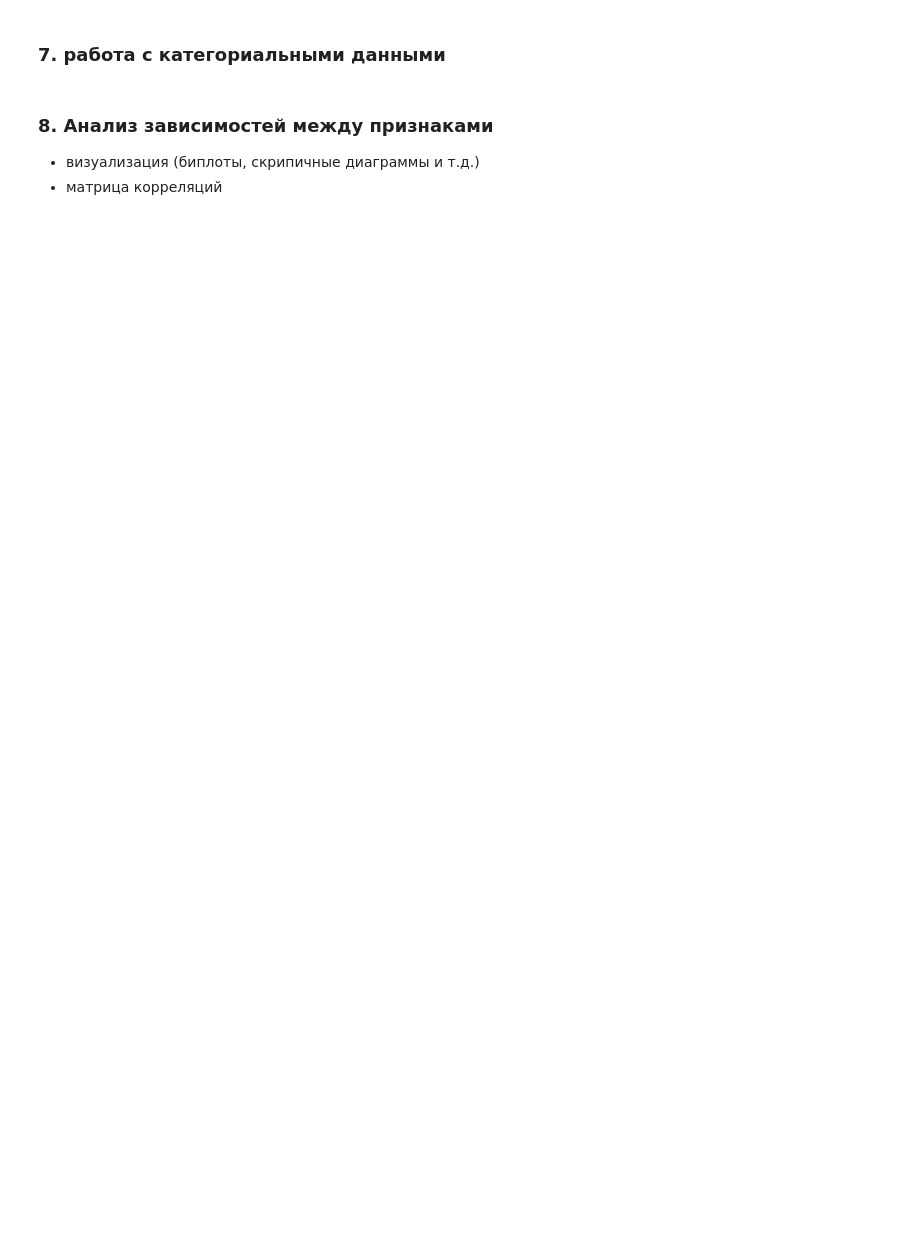
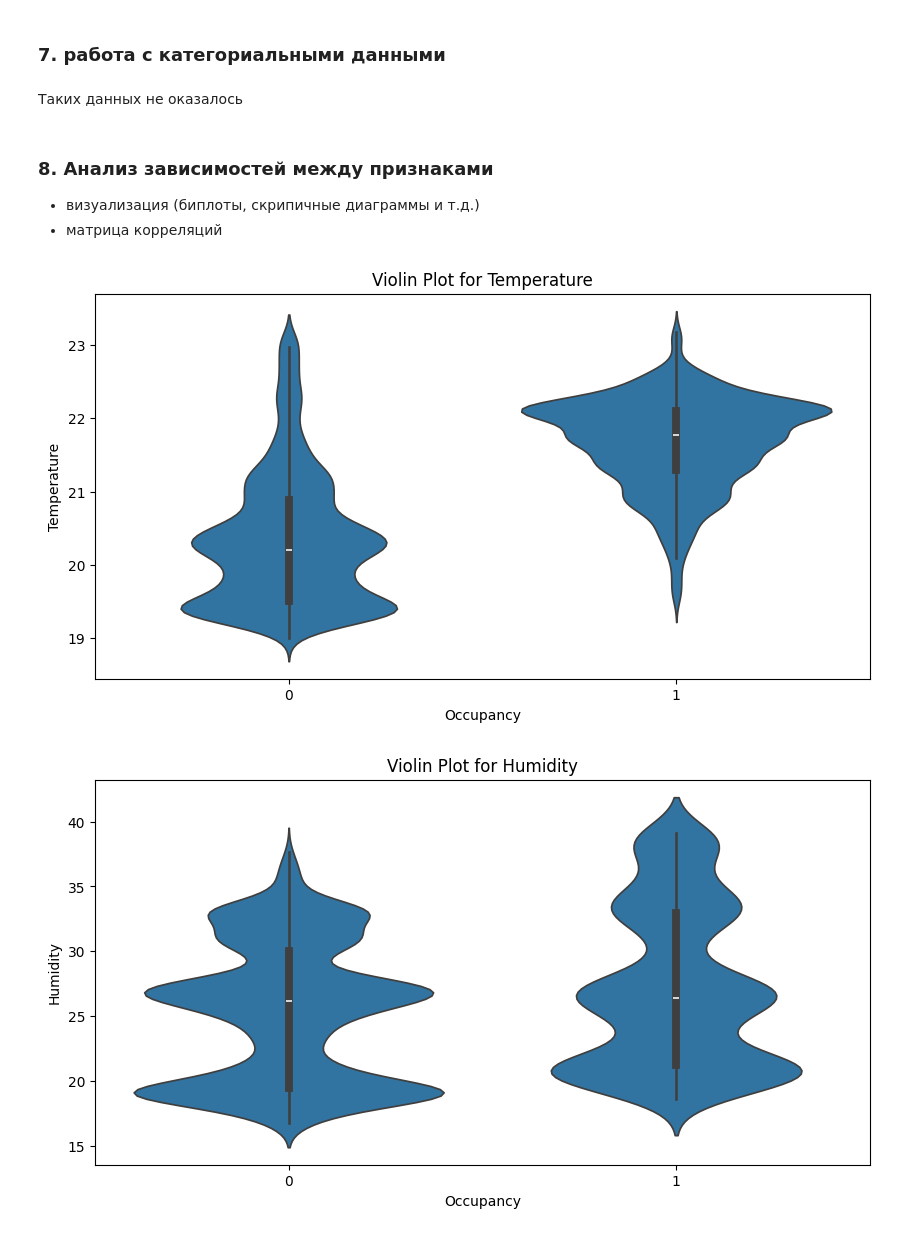
Before and after one commit to romanroff/ITMO_subjects, a Jupyter notebook: Math Forecasting/lab_0_Bashirov.ipynb, the cells around one changed output. Saved outputs shown, nothing was run; the diff lists cells and outputs as text; code cells hidden in the pictures; blank space fills up the shorter version.

```diff
--- a/Math Forecasting/lab_0_Bashirov.ipynb
+++ b/Math Forecasting/lab_0_Bashirov.ipynb
@@ -323,20 +526,18 @@ spectral_analysis(df['Temperature'])
 # %% [markdown]
 ### 7. работа с категориальными данными
-# %%
-# Работа с категориальными данными
-df = pd.get_dummies(df, columns=['Occupancy'], drop_first=True)
-
-# Анализ зависимостей между признаками
-sns.pairplot(df)
-plt.show()
+# %% [markdown]
+Таких данных не оказалось
 # %% [markdown]
 ### 8. Анализ зависимостей между признаками
 * визуализация (биплоты, скрипичные диаграммы и т.д.)
 * матрица корреляций
 # %%
 # Скрипичные диаграммы для распределения данных по переменным
-for column in df.select_dtypes(include=[np.number]).columns:
+for column in parameters:
     plt.figure(figsize=(10, 5))
-    sns.violinplot(x='Occupancy_1', y=column, data=df)
+    sns.violinplot(x='Occupancy', y=column, data=df)
     plt.title(f'Violin Plot for {column}')
     plt.show()
+# %% [output]
+[figure, added]
+[figure, added]
```
Also changed, not shown: parts of 26 cells of this notebook, 1 other file.
